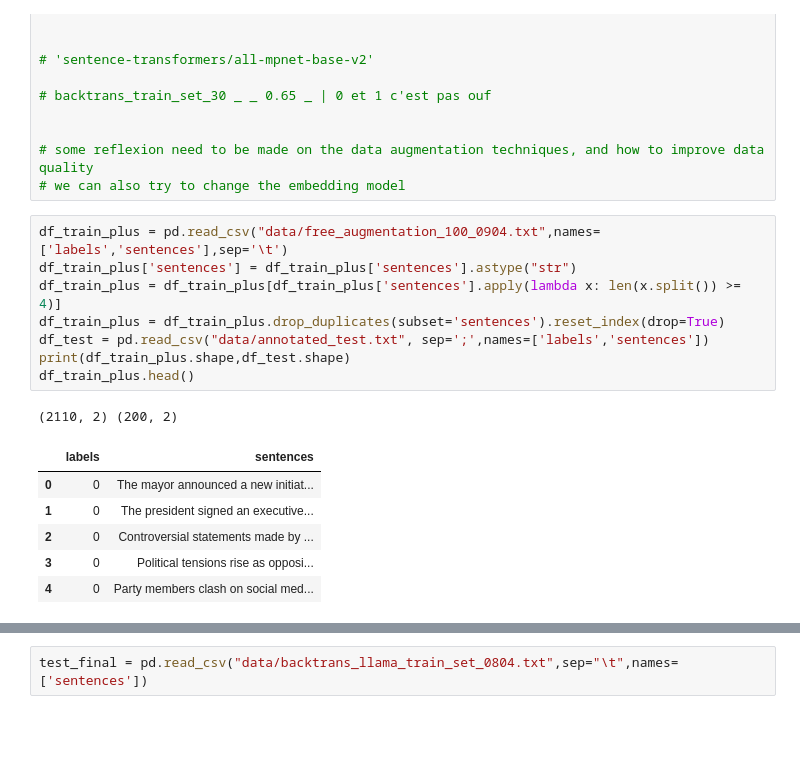
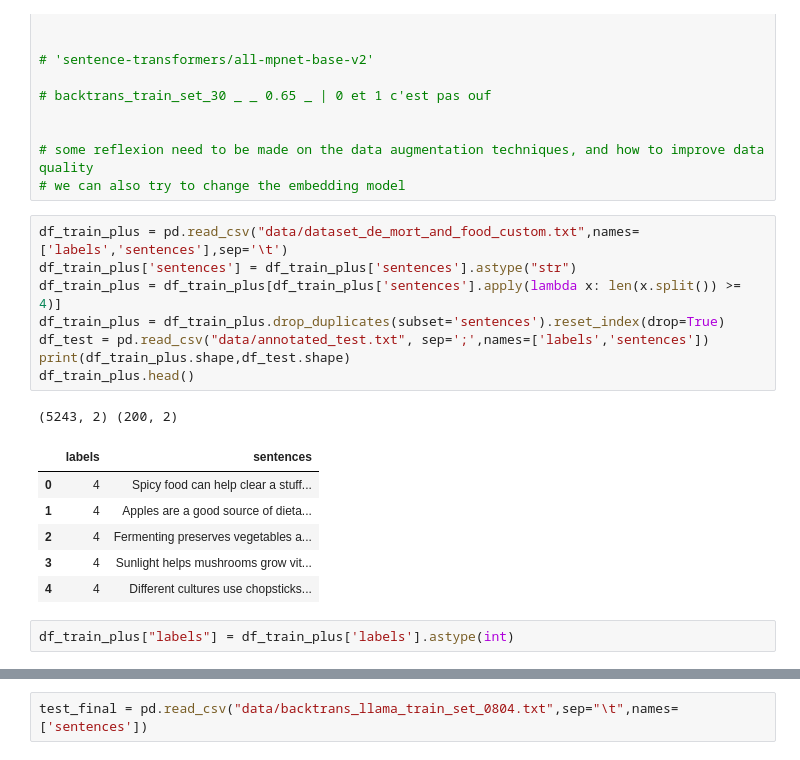
Before and after one commit to baptlem/sentence_classification, a Jupyter notebook: matthias_notebook.ipynb, the cells around one changed output, grey strips where cells are left out. Cells and saved outputs as stored; diff of their text form; blank space fills up the shorter version.

```diff
--- a/matthias_notebook.ipynb
+++ b/matthias_notebook.ipynb
@@ -73,18 +87,20 @@ embedding = 'sentence-transformers/all-MiniLM-L6-v2'
 # some reflexion need to be made on the data augmentation techniques, and how to improve data quality
 # we can also try to change the embedding model
 # %%
-df_train_plus = pd.read_csv("data/free_augmentation_100_0904.txt",names=['labels','sentences'],sep='\t')
+df_train_plus = pd.read_csv("data/dataset_de_mort_and_food_custom.txt",names=['labels','sentences'],sep='\t')
 df_train_plus['sentences'] = df_train_plus['sentences'].astype("str")
 df_train_plus = df_train_plus[df_train_plus['sentences'].apply(lambda x: len(x.split()) >= 4)]
 df_train_plus = df_train_plus.drop_duplicates(subset='sentences').reset_index(drop=True)
 df_test = pd.read_csv("data/annotated_test.txt", sep=';',names=['labels','sentences'])
 print(df_train_plus.shape,df_test.shape)
 df_train_plus.head()
 # %% [output]
-(2110, 2) (200, 2)
+(5243, 2) (200, 2)
 |  | labels | sentences |
-| 0 | 0 | The mayor announced a new initiat... |
-| 1 | 0 | The president signed an executive... |
-| 2 | 0 | Controversial statements made by ... |
-| 3 | 0 | Political tensions rise as opposi... |
-| 4 | 0 | Party members clash on social med... |
+| 0 | 4 | Spicy food can help clear a stuff... |
+| 1 | 4 | Apples are a good source of dieta... |
+| 2 | 4 | Fermenting preserves vegetables a... |
+| 3 | 4 | Sunlight helps mushrooms grow vit... |
+| 4 | 4 | Different cultures use chopsticks... |
+# %%
+df_train_plus["labels"] = df_train_plus['labels'].astype(int)
```
Also changed, not shown: parts of 20 cells of this notebook, 16 other files.
